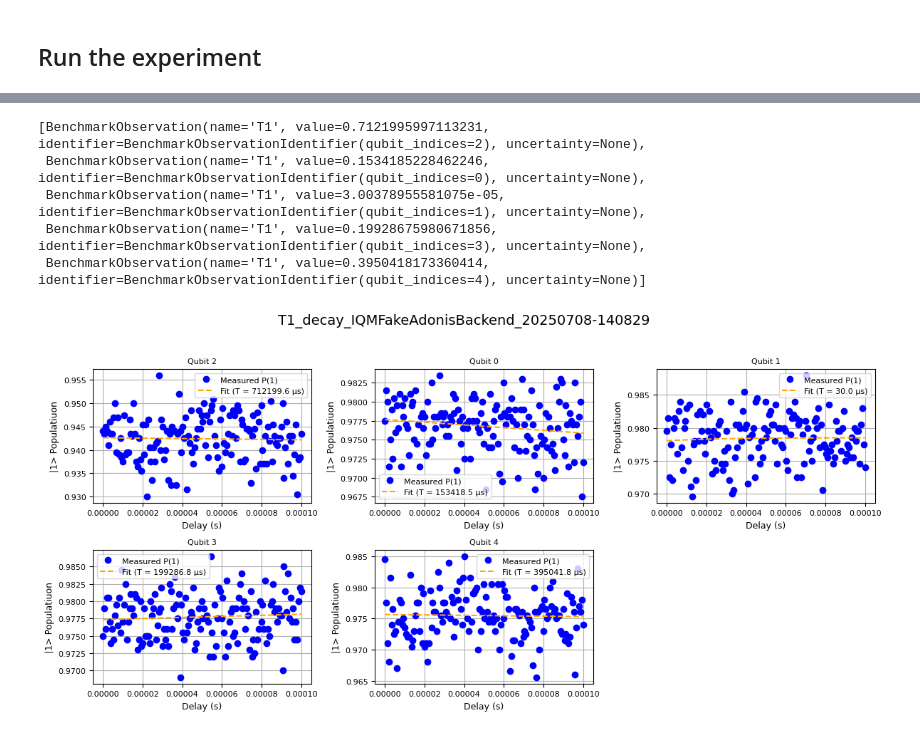
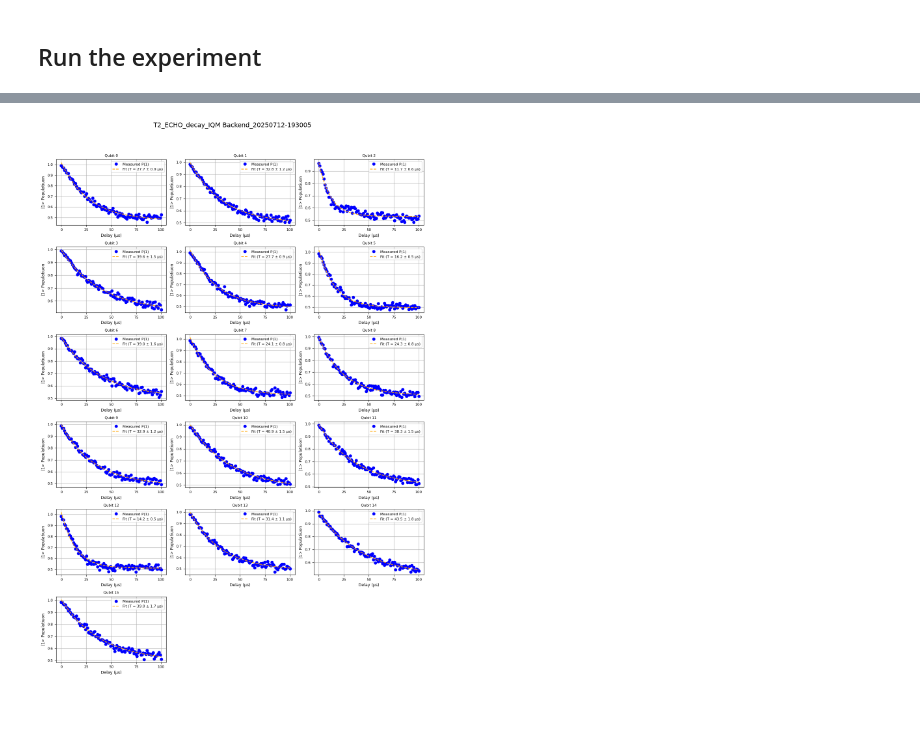
Before and after one commit to iqm-finland/iqm-benchmarks, a Jupyter notebook: docs/examples/example_coherence.ipynb, the cells around one changed output, grey strips where cells are left out. Drawn from its saved outputs; the diff is of its cells as text; code cells hidden in the pictures; blank space fills up the shorter version.

Commit message:
updated coherence notebook

```diff
--- a/docs/examples/example_coherence.ipynb
+++ b/docs/examples/example_coherence.ipynb
@@ -37,15 +26,15 @@ backend = provider.get_backend()
 # %%
-EXAMPLE_T1 = CoherenceConfiguration(
-    delays = list(np.linspace(0, 100e-6, 150)),
+EXAMPLE = CoherenceConfiguration(
+    delays = list(np.linspace(0, 100e-6, 100)), # Delays specified in seconds
     qiskit_optim_level = 3,
     optimize_sqg = True,
-    coherence_exp = "t1",
-    qubits_to_plot=list(range(backend.num_qubits)),
+    coherence_exp = "t2_echo", # Options: "t1", "t2_echo"
+    qubits_to_plot=list(range(backend.num_qubits)), # Give the list of qubits you want to plot
+    shots = 1000,
     )
 # %% [markdown]
 ## Run the experiment
 # %%
-benchmark_t1 = CoherenceBenchmark(backend, EXAMPLE_T1)
-run0_t1 = benchmark_t1.run()
-result = benchmark_t1.analyze()
+benchmark = CoherenceBenchmark(backend, EXAMPLE)
+run = benchmark.run()
 # %% [output]
@@ -59,12 +44,5 @@ result.plot_all()
-# %%
-result.observations
-# %% [output]
-[BenchmarkObservation(name='T1', value=0.7121995997113231, identifier=BenchmarkObservationIdentifier(qubit_indices=2), uncertainty=None),
- BenchmarkObservation(name='T1', value=0.1534185228462246, identifier=BenchmarkObservationIdentifier(qubit_indices=0), uncertainty=None),
- BenchmarkObservation(name='T1', value=3.00378955581075e-05, identifier=BenchmarkObservationIdentifier(qubit_indices=1), uncertainty=None),
- BenchmarkObservation(name='T1', value=0.19928675980671856, identifier=BenchmarkObservationIdentifier(qubit_indices=3), uncertainty=None),
- BenchmarkObservation(name='T1', value=0.3950418173360414, identifier=BenchmarkObservationIdentifier(qubit_indices=4), uncertainty=None)]
-# %%
-result.plot_all()
-# %% [output]
-[figure, removed]
+# %%
+result = benchmark.analyze()
+result.plot_all()
+# %% [output]
+[figure, added]
```
Also changed, not shown: parts of 10 cells of this notebook.
